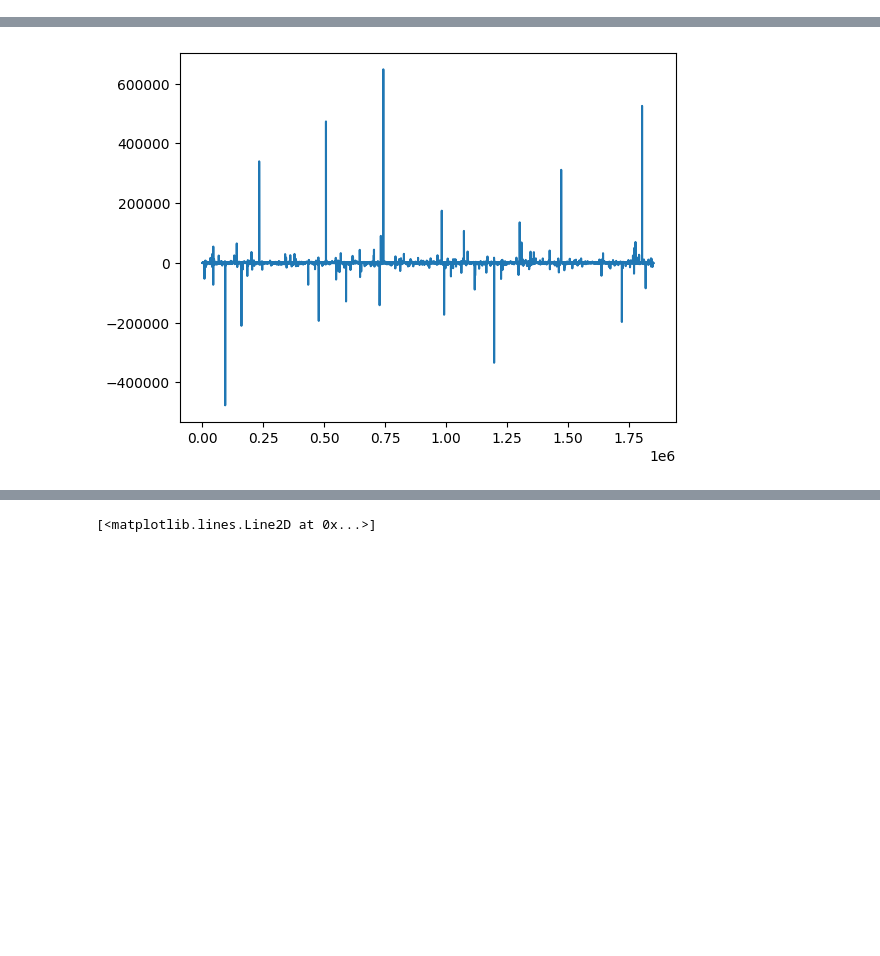
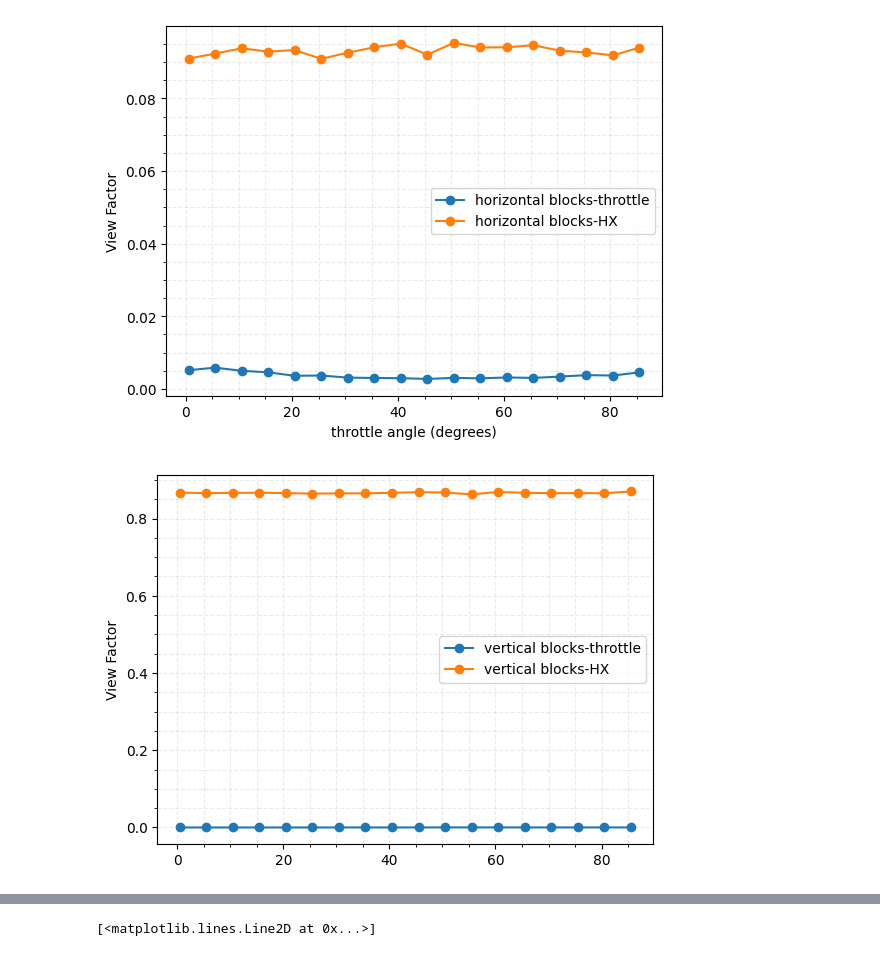
Before and after one commit to gagan-antora/operation, a Jupyter notebook: throttle-view-factor.ipynb, the cells around one changed output, grey strips where cells are left out. Cells and saved outputs as stored; diff of their text form; code cells hidden in the pictures; blank space fills up the shorter version.

```diff
--- a/throttle-view-factor.ipynb
+++ b/throttle-view-factor.ipynb
@@ -145,69 +186,95 @@ counter = 0
 list= []
 list2 = []
 slanted_panel_vf_range = []
-slanted_reciever_vf_range = []
+slanted_receiver_vf_range = []
 vertical_panel_vf_range = []
-vertical_reciever_vf_range = []
+vertical_receiver_vf_range = []
 
 for panel_angle in panel_angle_range:
     # Simulation loop
-    vertical_reciever_hits = 0
+    vertical_receiver_hits = 0
     vertical_panel_hits = 0
-    slanted_reciever_hits = 0
+    slanted_receiver_hits = 0
     slanted_panel_hits = 0
 
 
     for _ in range(num_particles):
-        particle_slope1, particle_intercept1 = generate_particle_path(diffuser_position, diffuse_surface_length)  # Generate random particle emission
+        particle_slope1, particle_intercept1 = generate_particle_path(emitter_position, emitter_surface_length)  # Generate random particle emission
         list.append(particle_slope1)
-        particle_slope2, particle_intercept2 = generate_vertical_particle_path(vertical_diffuser_position, vertical_diffuser_surface_length)  # Generate random particle emission
+        particle_slope2, particle_intercept2 = generate_vertical_particle_path(vertical_emitter_position, vertical_emitter_surface_length)  # Generate random particle emission
         list2.append(particle_slope2)
         if not hits_horizontal_panel(particle_slope1, particle_intercept1):
             if particle_slope1 < 0: #Don't include ones that are pointing away
                 # # Check if it hits horizontal the panel
                 # if hits_vertical_panel(particle_slope1, particle_intercept1):  # Check if it hits vertical the panel
                 #     vertical_panel_hits += 1
                 # else:
                 #     if hits_receiver(particle_slope1, particle_intercept1):  # Check if it hits the receiver
-                #         vertical_reciever_hits += 1
+            #         vertical_receiver_hits     += 1
 
                 if hits_slanted_panel(particle_slope1, particle_intercept1, panel_angle):  # Check if it hits the slanted panel
                     slanted_panel_hits += 1
                 else:
                     hit = hits_receiver(particle_slope1, particle_intercept1)
                     if hit is not False:  # Check if it hits the receiver
                         #list.append(hit)  # Store the particle path for later analysis
 
-                        slanted_reciever_hits += 1
-        if hits_slanted_panel(particle_slope2, particle_intercept2, panel_angle):
+                        slanted_receiver_hits += 1
+        if hits_slanted_panel(particle_slope2, particle_intercept2, panel_angle): #< vertical_emitter_position[0]:
             vertical_panel_hits += 1
         else:
             hit2 = hits_receiver(particle_slope2, particle_intercept2)
             if hit2 is not False:  # Check if it hits the receiver
-                vertical_panel_hits += 1
+                vertical_receiver_hits += 1
 
     # Estimate view factor
     vertical_panel_vf = vertical_panel_hits / num_particles
-    vertical_reciever_vf = vertical_reciever_hits / num_particles
+    vertical_receiver_vf = vertical_receiver_hits / num_particles
     vertical_panel_vf_range.append(vertical_panel_vf)
-    vertical_reciever_vf_range.append(vertical_reciever_vf)
+    vertical_receiver_vf_range.append(vertical_receiver_vf)
 
     slanted_panel_vf = slanted_panel_hits / num_particles
-    slanted_reciever_vf = slanted_reciever_hits / num_particles
+    slanted_receiver_vf = slanted_receiver_hits / num_particles
     slanted_panel_vf_range.append(slanted_panel_vf)
-    slanted_reciever_vf_range.append(slanted_reciever_vf)
+    slanted_receiver_vf_range.append(slanted_receiver_vf)
 
-analytical_vertical_panel_vf = view_factor_perpendicular_plates(diffuse_surface_length, panel_length)
-analytical_vertical_reciever_vf = analytical_vertical_panel_vf * view_factor_parallel_plates(diffuse_surface_length, receiver_length, np.abs(receiver_position[0]-panel_position[0]))
+analytical_vertical_panel_vf = view_factor_perpendicular_plates(emitter_surface_length, panel_length)
+analytical_vertical_receiver_vf = view_factor_parallel_plates(vertical_emitter_surface_length, receiver_length, np.abs(receiver_position[0]-panel_position[0]))
+
+#Plot how the view factors change for the depending on fi the throttles are opening inside or outside
+plt.plot(panel_angle_range, slanted_panel_vf_range, label='horizontal blocks-throttle', marker='o' )
+plt.plot(panel_angle_range, slanted_receiver_vf_range, label='horizontal blocks-HX', marker='o')
+plt.xlabel('throttle angle (degrees)')
+
+plt.ylabel('View Factor')
+plt.xticks(np.arange(0, 90, 20))
+plt.minorticks_on()
+plt.grid(which='both', linestyle='--', alpha=0.25)
+plt.legend()
+plt.show()
+
+#plt.plot(panel_angle_range, vertical_panel_vf_range, label='blocks2-throttle', marker='o' )
+plt.plot(panel_angle_range, vertical_panel_vf_range, label='vertical blocks-throttle', marker='o')
+plt.plot(panel_angle_range, vertical_receiver_vf_range, label='vertical blocks-HX', marker='o')
+plt.ylabel('View Factor')
+plt.xticks(np.arange(0, 90, 20))
+plt.minorticks_on()
+plt.grid(which='both', linestyle='--', alpha=0.25)
+plt.legend()
+plt.show()
+
+plt.show()
+#print(counter)
+print("--------------------------------------------------------")
+print("Estimated horizontal blocks-throttle VF:", slanted_panel_vf)
+print("Estimated horizontal blocks-HX Box VF:", slanted_receiver_vf)
+print("Estimated vertical blocks-throttle VF:", vertical_panel_vf)
+print("Estimated vertical blocks-HX Box VF:", vertical_receiver_vf)
+print("--------------------------------------------------------\n")
+print("Max horizontal blocks-throttle VF:", analytical_vertical_panel_vf)
+print("Max vertical blocks-HX Box VF:", analytical_vertical_receiver_vf)
 print("mean slope for horizontal emittor is:", np.mean(list))
 print("mean slope for vertical emittor is:", np.mean(list2))
-plt.boxplot(list)
-plt.show()
-print(counter)
-print("--------------------------------------------------------")
-print("Estimated blocks-vertical throttle VF:", slanted_panel_vf)
-print("Estimated blocks-HX Box VF:", slanted_reciever_vf)
-print("--------------------------------------------------------\n")
-print("Max blocks-throttle VF:", analytical_vertical_panel_vf)
-print("Max blocks-HX Box VF:", analytical_vertical_reciever_vf)
 # %% [output]
+[figure, new version]
+[figure, added]
@@ -216 +291,0 @@ mean slope for vertical emittor is: 0.0004337520209503412
-[figure, old version]
```
Also changed, not shown: parts of 7 cells of this notebook.
